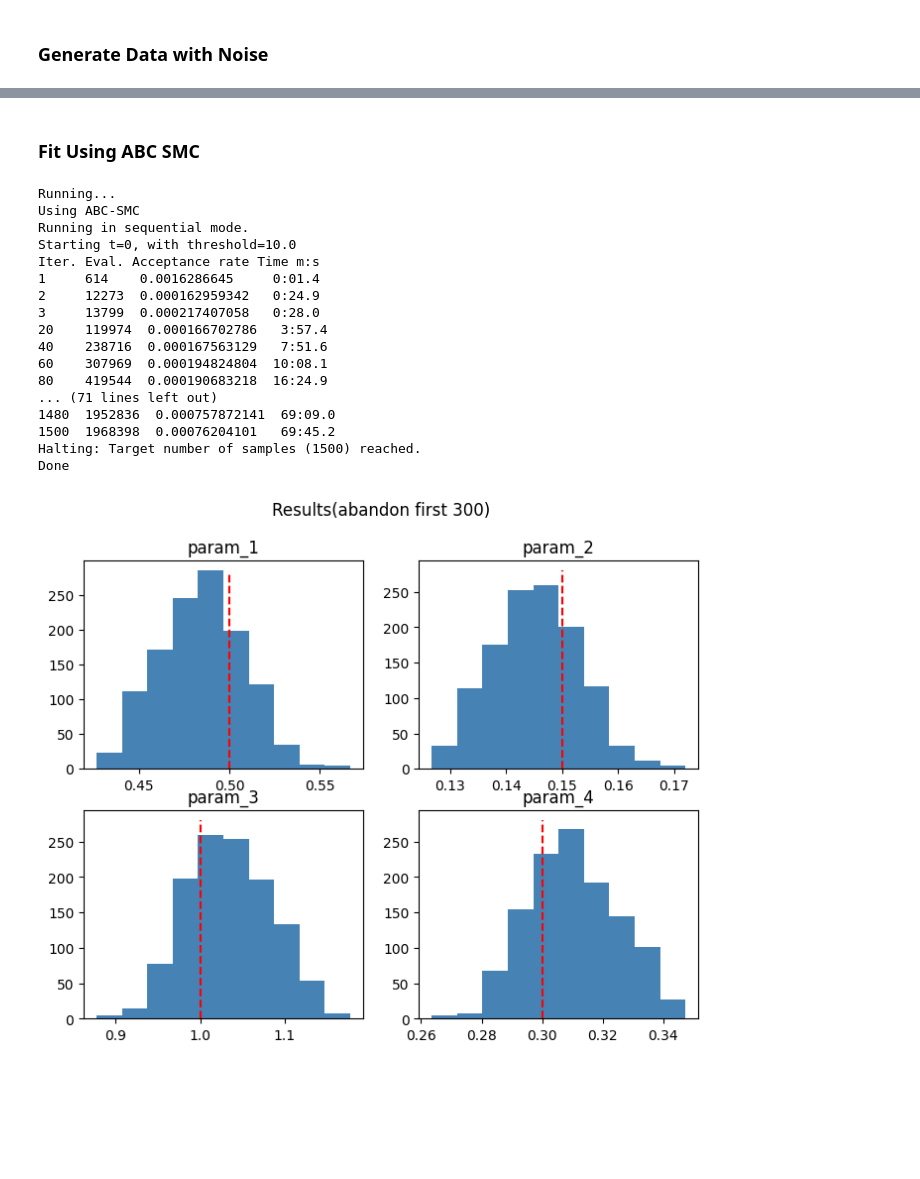
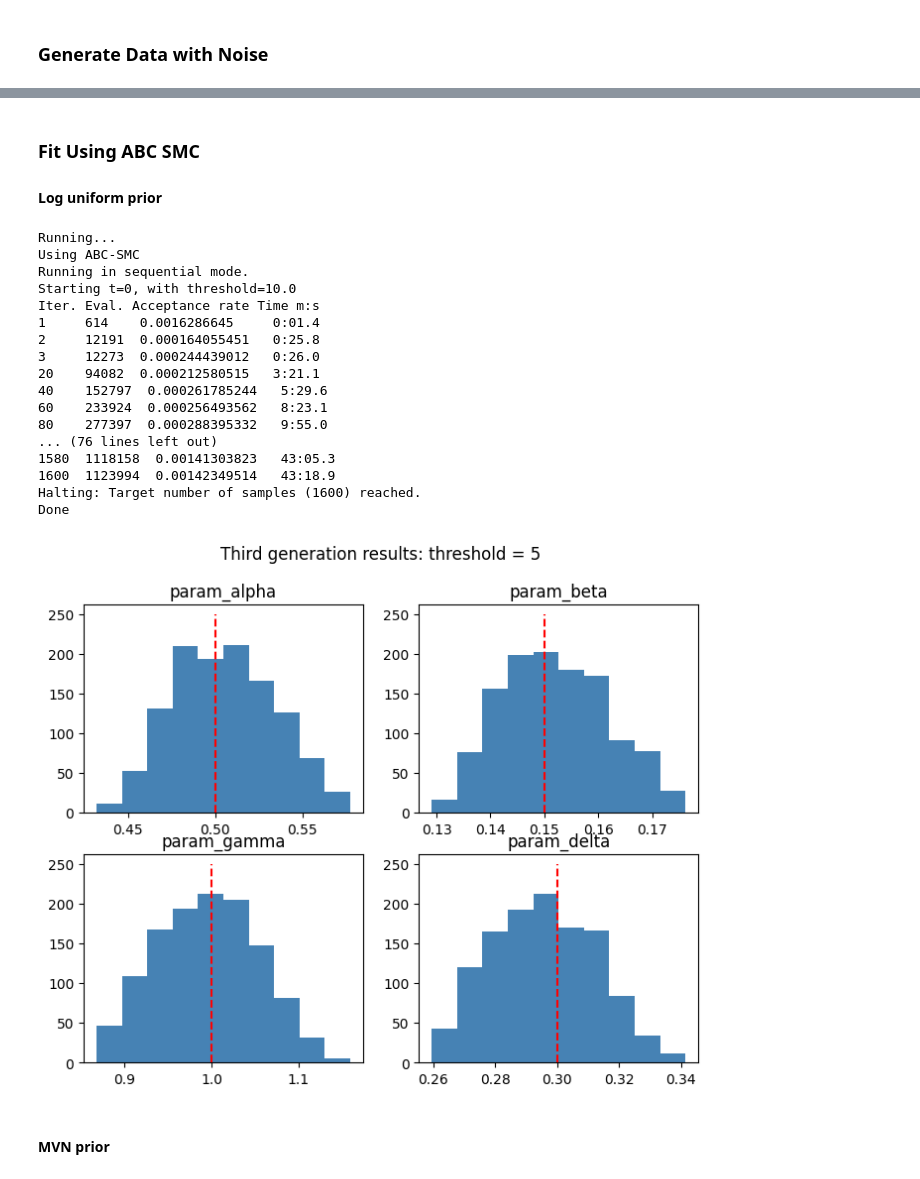
Before and after one commit to hltlovespeach/PINTS_priorCVAE, a Jupyter notebook: vae_abc/abc-smc-LV.ipynb, the cells around one changed output, grey strips where cells are left out. Drawn from its saved outputs; the diff is of its cells as text; code cells hidden in the pictures; blank space fills up the shorter version.

```diff
--- a/vae_abc/abc-smc-LV.ipynb
+++ b/vae_abc/abc-smc-LV.ipynb
@@ -20,15 +22,15 @@ np.random.seed(1)
 model = toy.LotkaVolterraModel()
 
 # Example of a toy data with suggested parameter values
-times = np.linspace(0, 20,30)
+times = np.linspace(0, 30,50)
 params = np.array([0.5,0.15,1,.3])
 values = model.simulate(params, times)
 
-plt.plot(times, values[:,0], 'x', label = 'X1')
-plt.plot(times, values[:,1], 'x', label = 'X2')
+plt.plot(times, values[:,0], 'x', label = 'X')
+plt.plot(times, values[:,1], 'x', label = 'Y')
 
 plt.legend()
 plt.xlabel('time')
-plt.ylabel('concentration (A(t))'),
+plt.ylabel('Head Count(A(t))'),
 plt.show()
 # %% [output]
@@ -243,5 +245,6 @@ plt.show()
 # %% [markdown]
 ### Fit Using ABC SMC
+#### Log uniform prior
 # %%
 np.random.seed(8)
 problem = pints.MultiOutputProblem(model, times, noisy_values)
@@ -257,7 +260,7 @@ abc.sampler().set_threshold_schedule(np.array([10,7.5,5]))
 abc.sampler().set_intermediate_size(200)
 
 # set target number of samples
-abc.set_n_samples(1500)
+abc.set_n_samples(1600)
 
 # log to screen
 abc.set_log_to_screen(True)
@@ -272,37 +275,39 @@ Running in sequential mode.
 Starting t=0, with threshold=10.0
 Iter. Eval. Acceptance rate Time m:s
 1     614    0.0016286645     0:01.4
-2     12273  0.000162959342   0:24.9
-3     13799  0.000217407058   0:28.0
-20    119974  0.000166702786   3:57.4
-40    238716  0.000167563129   7:51.6
-60    307969  0.000194824804  10:08.1
-80    419544  0.000190683218  16:24.9
-... (71 lines left out)
-1480  1952836  0.000757872141  69:09.0
-1500  1968398  0.00076204101   69:45.2
-Halting: Target number of samples (1500) reached.
+2     12191  0.000164055451   0:25.8
+3     12273  0.000244439012   0:26.0
+20    94082  0.000212580515   3:21.1
+40    152797  0.000261785244   5:29.6
+60    233924  0.000256493562   8:23.1
+80    277397  0.000288395332   9:55.0
+... (76 lines left out)
+1580  1118158  0.00141303823   43:05.3
+1600  1123994  0.00142349514   43:18.9
+Halting: Target number of samples (1600) reached.
 Done
 # %%
 fig, axs = plt.subplots(2, 2, figsize=(8, 6))
 
-axs[0,0].hist([x[0] for x in samples_noise[300:]], color='steelblue')
-axs[0,0].set_title('param_1')
-axs[0,0].vlines(x=model.suggested_parameters()[0], linestyles='dashed', ymin=0, ymax=280, label='Actual value', color='red')
+axs[0,0].hist([x[0] for x in samples_noise[400:]], color='steelblue')
+axs[0,0].set_title('param_alpha')
+axs[0,0].vlines(x=model.suggested_parameters()[0], linestyles='dashed', ymin=0, ymax=250, label='Actual value', color='red')
 
-axs[0,1].hist([x[1] for x in samples_noise[300:]], color='steelblue')
-axs[0,1].set_title('param_2')
-axs[0,1].vlines(x=model.suggested_parameters()[1], linestyles='dashed', ymin=0, ymax=280, label='Actual value', color='red')
+axs[0,1].hist([x[1] for x in samples_noise[400:]], color='steelblue')
+axs[0,1].set_title('param_beta')
+axs[0,1].vlines(x=model.suggested_parameters()[1], linestyles='dashed', ymin=0, ymax=250, label='Actual value', color='red')
 
-axs[1,0].hist([x[2] for x in samples_noise[300:]], color='steelblue')
-axs[1,0].set_title('param_3')
-axs[1,0].vlines(x=model.suggested_parameters()[2], linestyles='dashed', ymin=0, ymax=280, label='Actual value', color='red')
+axs[1,0].hist([x[2] for x in samples_noise[400:]], color='steelblue')
+axs[1,0].set_title('param_gamma')
+axs[1,0].vlines(x=model.suggested_parameters()[2], linestyles='dashed', ymin=0, ymax=250, label='Actual value', color='red')
 
-axs[1,1].hist([x[3] for x in samples_noise[300:]], color='steelblue')
-axs[1,1].set_title('param_4')
-axs[1,1].vlines(x=model.suggested_parameters()[3], linestyles='dashed', ymin=0, ymax=280, label='Actual value', color='red')
+axs[1,1].hist([x[3] for x in samples_noise[400:]], color='steelblue')
+axs[1,1].set_title('param_delta')
+axs[1,1].vlines(x=model.suggested_parameters()[3], linestyles='dashed', ymin=0, ymax=250, label='Actual value', color='red')
 
-plt.suptitle('Results(abandon first 300)')
+plt.suptitle('Third generation results: threshold = 5')
 plt.show()
 # %% [output]
-[figure, old version]
+[figure, new version]
+# %% [markdown]
+#### MVN prior
```
Also changed, not shown: parts of 10 cells of this notebook.
